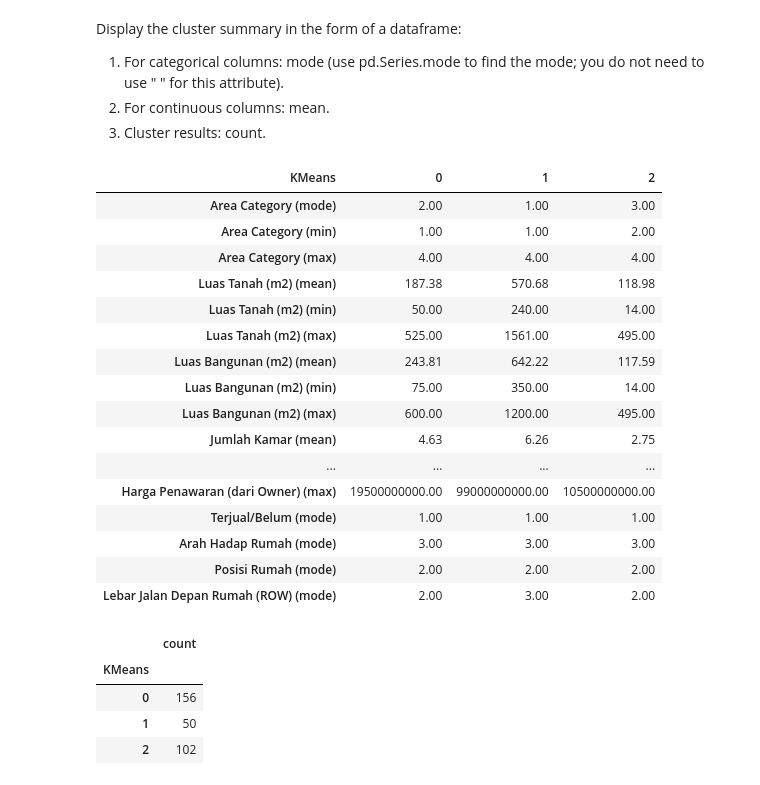
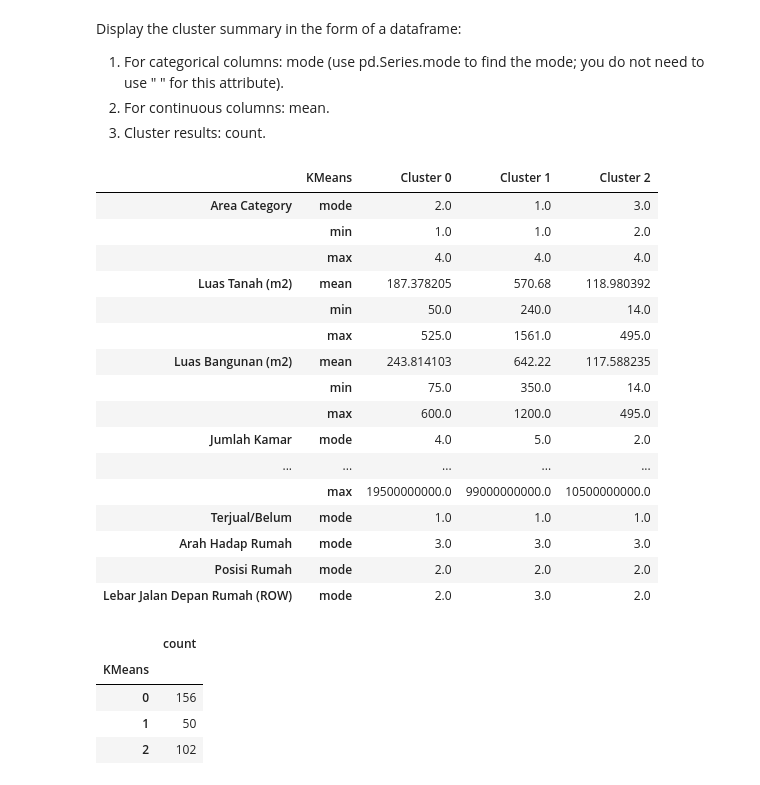
Before and after one commit to celinka12/Data-Mining, a Jupyter notebook: [Question]_Exercise_Week_9_Hierarchical_Clustering.ipynb, the cells around one changed output. Cells and saved outputs as stored; diff of their text form; code cells hidden in the pictures.

```diff
--- a/[Question]_Exercise_Week_9_Hierarchical_Clustering.ipynb
+++ b/[Question]_Exercise_Week_9_Hierarchical_Clustering.ipynb
@@ -319,11 +315,3 @@ Train the K-Means model on the dataset with the number of clusters you have dete
 kmeans = KMeans(n_clusters=best_k, init='random', max_iter=300, random_state=42)
 kmeans.fit(df_imputer)
 labels = kmeans.labels_
-# %%
-df_imputer['KMeans'] = kmeans.labels_
-
-# Now inverse transform the scaled numeric columns to retrieve the original values
-df_imputer[numeric_cols] = scaler.inverse_transform(df_imputer[numeric_cols])
-
-# Display the first few rows of the DataFrame to veriacfy the original values for numeric columns
-df_imputer.head()
@@ -336,0 +318,12 @@ df_imputer.head()
+# %%
+df_inverse = pd.DataFrame(
+    scaler.inverse_transform(df_imputer[numeric_cols]),
+    columns=numeric_cols,
+    index=df_imputer.index
+)
+
+# Menambahkan hasil clustering ke dalam DataFrame
+df_inverse['KMeans'] = kmeans.labels_
+
+# Display the first few rows of the DataFrame
+df_inverse.head()
@@ -342,43 +342,45 @@ Display the cluster summary in the form of a dataframe:
 3. Cluster results: count.
 # %%
 # aggregation
-def mode(series):
-    return series.mode()[0] if not series.mode().empty else np.nan
-agg_dict = {
-    'Area Category': [mode, 'min', 'max'],
-    'Luas Tanah (m2)': ['mean', 'min', 'max'],
+agg_summary = df_inverse.groupby('KMeans').agg({
+    'Area Category': [pd.Series.mode, 'min', 'max'],
+    'Luas Tanah (m2)':  ['mean', 'min', 'max'],
     'Luas Bangunan (m2)': ['mean', 'min', 'max'],
-    'Jumlah Kamar': ['mean', 'min', 'max', mode],
-    'Jumlah Kamar Mandi': ['mean', 'min', 'max', mode],
-    'Tingkat/Lantai ': ['mean', 'min', 'max', mode],
+    'Jumlah Kamar': [pd.Series.mode, 'min', 'max'],
+    'Jumlah Kamar Mandi': [pd.Series.mode, 'min', 'max'],
+    'Tingkat/Lantai ': [pd.Series.mode, 'min', 'max'],
     'Harga Penawaran (dari Owner)': ['mean', 'min', 'max'],
-    'Terjual/Belum': mode,
-    'Arah Hadap Rumah': mode,
-    'Posisi Rumah': mode,
-    'Lebar Jalan Depan Rumah (ROW)': mode
-}
-agg_result = df_imputer.groupby('KMeans').agg(agg_dict)
-agg_result.columns = [f"{col[0]} ({col[1]})" if col[1] else col[0] for col in agg_result.columns]
-agg_result_transposed = agg_result.transpose()
-agg_result_styled = agg_result_transposed.style.format(precision=2)
-agg_result_styled
+    'Terjual/Belum': [pd.Series.mode],
+    'Arah Hadap Rumah': [pd.Series.mode],
+    'Posisi Rumah': [pd.Series.mode],
+    'Lebar Jalan Depan Rumah (ROW)': [pd.Series.mode]
+})
+
+# Transpose agar hasilnya menjadi vertikal (baris) dan klaster menjadi kolom
+agg_summary = agg_summary.T
+agg_summary.columns = [f'Cluster {i}' for i in range(agg_summary.shape[1])]
+
+# add nama 'KMeans' pada level pertama kolom
+agg_summary.columns.name = 'KMeans'
+
+agg_summary
 # %% [output]
-| KMeans | 0 | 1 | 2 |
-| Area Category (mode) | 2.00 | 1.00 | 3.00 |
-| Area Category (min) | 1.00 | 1.00 | 2.00 |
-| Area Category (max) | 4.00 | 4.00 | 4.00 |
-| Luas Tanah (m2) (mean) | 187.38 | 570.68 | 118.98 |
-| Luas Tanah (m2) (min) | 50.00 | 240.00 | 14.00 |
-| Luas Tanah (m2) (max) | 525.00 | 1561.00 | 495.00 |
-| Luas Bangunan (m2) (mean) | 243.81 | 642.22 | 117.59 |
-| Luas Bangunan (m2) (min) | 75.00 | 350.00 | 14.00 |
-| Luas Bangunan (m2) (max) | 600.00 | 1200.00 | 495.00 |
-| Jumlah Kamar (mean) | 4.63 | 6.26 | 2.75 |
-| ... | ... | ... | ... |
-| Harga Penawaran (dari Owner) (max) | 19500000000.00 | 99000000000.00 | 10500000000.00 |
-| Terjual/Belum (mode) | 1.00 | 1.00 | 1.00 |
-| Arah Hadap Rumah (mode) | 3.00 | 3.00 | 3.00 |
-| Posisi Rumah (mode) | 2.00 | 2.00 | 2.00 |
-| Lebar Jalan Depan Rumah (ROW) (mode) | 2.00 | 3.00 | 2.00 |
+|  | KMeans | Cluster 0 | Cluster 1 | Cluster 2 |
+| Area Category | mode | 2.0 | 1.0 | 3.0 |
+|  | min | 1.0 | 1.0 | 2.0 |
+|  | max | 4.0 | 4.0 | 4.0 |
+| Luas Tanah (m2) | mean | 187.378205 | 570.68 | 118.980392 |
+|  | min | 50.0 | 240.0 | 14.0 |
+|  | max | 525.0 | 1561.0 | 495.0 |
+| Luas Bangunan (m2) | mean | 243.814103 | 642.22 | 117.588235 |
+|  | min | 75.0 | 350.0 | 14.0 |
+|  | max | 600.0 | 1200.0 | 495.0 |
+| Jumlah Kamar | mode | 4.0 | 5.0 | 2.0 |
+| ... | ... | ... | ... | ... |
+|  | max | 19500000000.0 | 99000000000.0 | 10500000000.0 |
+| Terjual/Belum | mode | 1.0 | 1.0 | 1.0 |
+| Arah Hadap Rumah | mode | 3.0 | 3.0 | 3.0 |
+| Posisi Rumah | mode | 2.0 | 2.0 | 2.0 |
+| Lebar Jalan Depan Rumah (ROW) | mode | 2.0 | 3.0 | 2.0 |
 # %%
 # count data from each cluster
```
Also changed, not shown: parts of 14 cells of this notebook.
